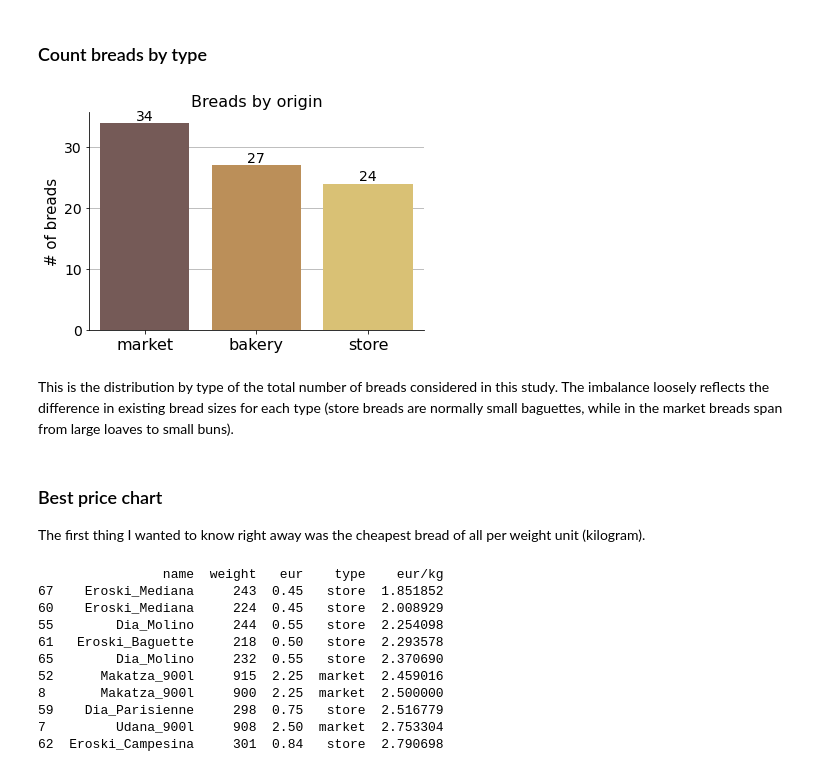
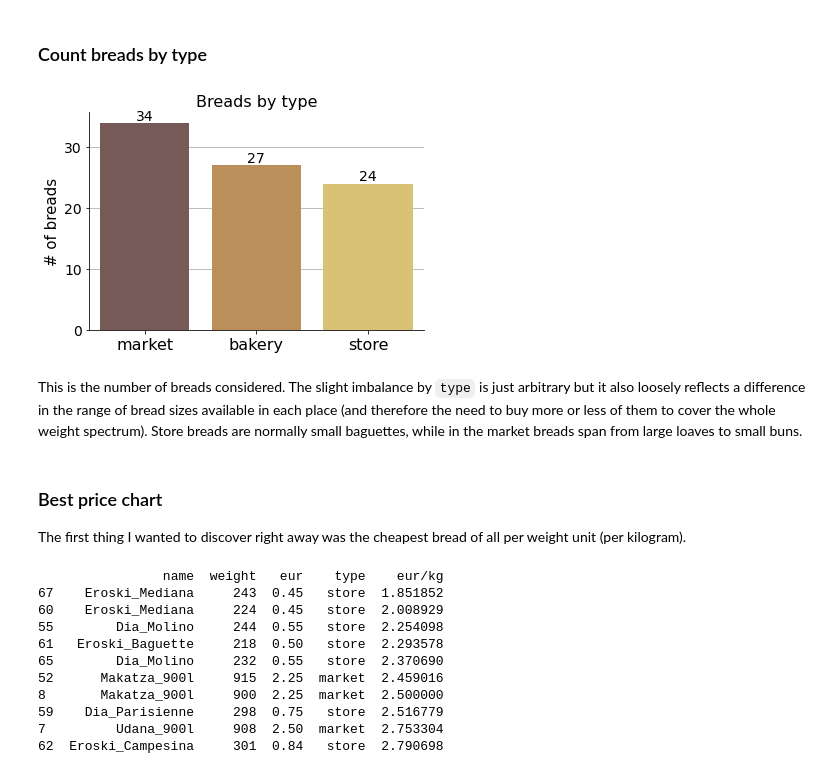
Before and after one commit to mikel-imaz/projects, a Jupyter notebook: _sources/breads.ipynb, the cells around one changed output. Cells and saved outputs as stored; diff of their text form; code cells hidden in the pictures.

```diff
--- a/_sources/breads.ipynb
+++ b/_sources/breads.ipynb
@@ -63,28 +63,28 @@ sns.palplot(sns.color_palette(palette))
 # %%
 # Plot
 fig, ax = plt.subplots(figsize=(6, 4))
 
 sns.countplot(x="type", data=breads, ax=ax,
               order=hue_order, palette=palette)
 
 ax.grid(axis="y")
 ax.set_axisbelow(True)
 ax.tick_params(axis='x', labelsize=16, rotation=0)
 ax.tick_params(axis='y', labelsize=14)
-ax.set_title("Breads by origin", size=16)
+ax.set_title("Breads by type", size=16)
 ax.set_xlabel("")
 ax.set_ylabel("# of breads", size=15)
 ax.bar_label(ax.containers[0], size=14)
 sns.despine()
 
 plt.show()
 # %% [output]
-[figure, old version]
+[figure, new version]
 # %% [markdown]
-This is the distribution by type of the total number of breads considered in this study. The imbalance loosely reflects the difference in existing bread sizes for each type (store breads are normally small baguettes, while in the market breads span from large loaves to small buns).
+This is the number of breads considered. The slight imbalance by `type` is just arbitrary but it also loosely reflects a difference in the range of bread sizes available in each place (and therefore the need to buy more or less of them to cover the whole weight spectrum). Store breads are normally small baguettes, while in the market breads span from large loaves to small buns.
 # %% [markdown]
 ### Best price chart
-The first thing I wanted to know right away was the cheapest bread of all per weight unit (kilogram).
+The first thing I wanted to discover right away was the cheapest bread of all per weight unit (per kilogram).
 # %%
 # Add column with bread price per kg
 breads["eur/kg"] = 1000 * breads["eur"] / breads["weight"]
```
Also changed, not shown: parts of 10 cells of this notebook, 13 other files.
